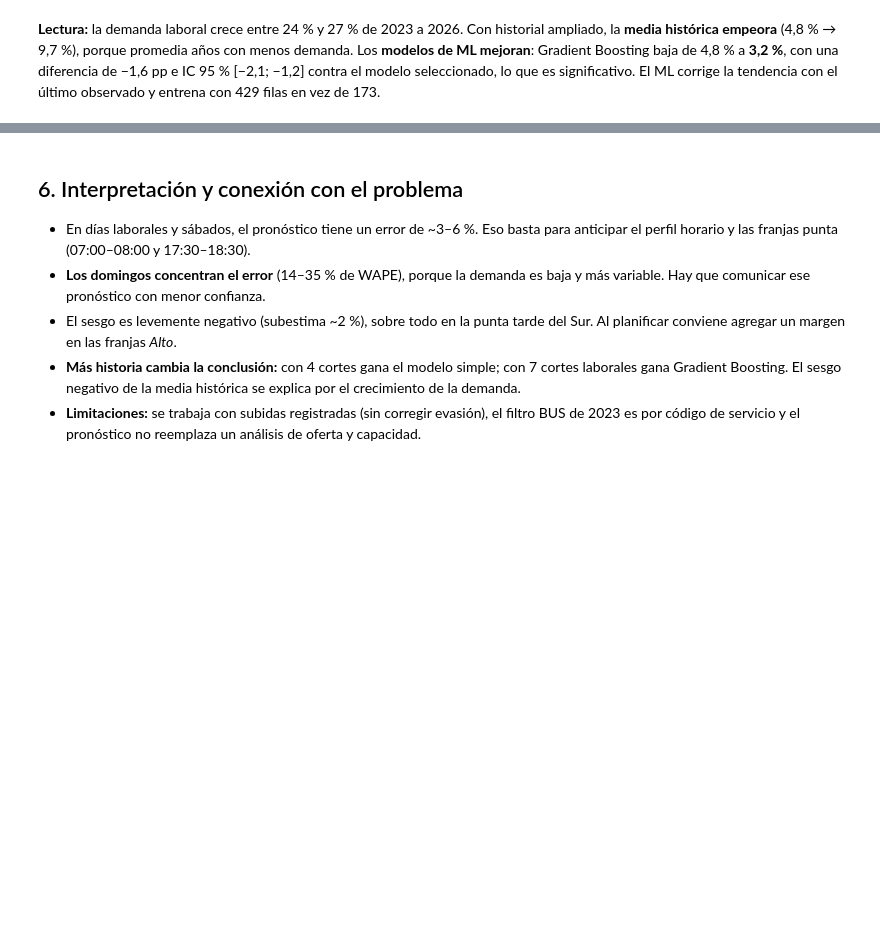
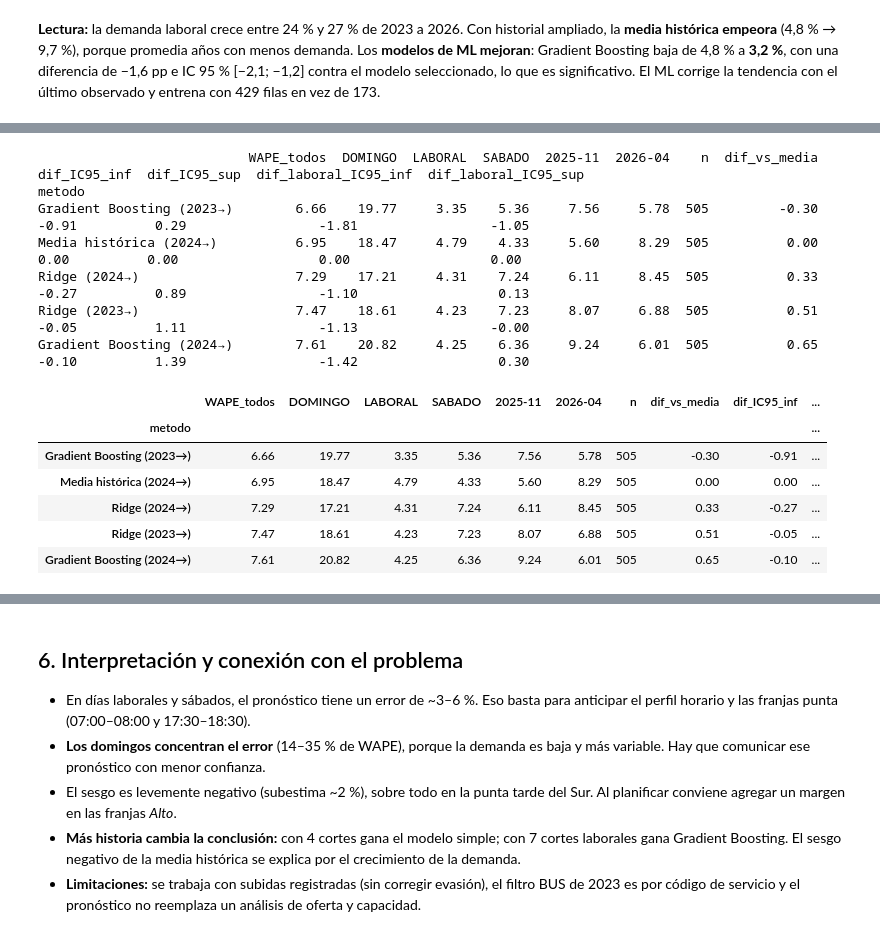
Before and after one commit to p163j02/demanda-bus-santiago, a Jupyter notebook: Etapa_03/notebooks/etapa_iii_final.ipynb, the cells around one changed output, grey strips where cells are left out. Cells and saved outputs as stored; diff of their text form; code cells hidden in the pictures; blank space fills up the shorter version.

```diff
--- a/Etapa_03/notebooks/etapa_iii_final.ipynb
+++ b/Etapa_03/notebooks/etapa_iii_final.ipynb
@@ -238,2 +241,21 @@ pd.read_csv(R3 / 'resumen_sensibilidad.csv')
+# %%
+import modelo_unico
+modelo_unico.main()
+pd.read_csv(ROOT / 'Etapa_03/resultados/hito_2d/modelo_unico.csv', index_col=0)
+# %% [output]
+                           WAPE_todos  DOMINGO  LABORAL  SABADO  2025-11  2026-04    n  dif_vs_media  dif_IC95_inf  dif_IC95_sup  dif_laboral_IC95_inf  dif_laboral_IC95_sup
+metodo
+Gradient Boosting (2023→)        6.66    19.77     3.35    5.36     7.56     5.78  505         -0.30         -0.91          0.29                 -1.81                 -1.05
+Media histórica (2024→)          6.95    18.47     4.79    4.33     5.60     8.29  505          0.00          0.00          0.00                  0.00                  0.00
+Ridge (2024→)                    7.29    17.21     4.31    7.24     6.11     8.45  505          0.33         -0.27          0.89                 -1.10                  0.13
+Ridge (2023→)                    7.47    18.61     4.23    7.23     8.07     6.88  505          0.51         -0.05          1.11                 -1.13                 -0.00
+Gradient Boosting (2024→)        7.61    20.82     4.25    6.36     9.24     6.01  505          0.65         -0.10          1.39                 -1.42                  0.30
+|  | WAPE_todos | DOMINGO | LABORAL | SABADO | 2025-11 | 2026-04 | n | dif_vs_media | dif_IC95_inf | ... |
+| metodo |  |  |  |  |  |  |  |  |  | ... |
+| Gradient Boosting (2023→) | 6.66 | 19.77 | 3.35 | 5.36 | 7.56 | 5.78 | 505 | -0.30 | -0.91 | ... |
+| Media histórica (2024→) | 6.95 | 18.47 | 4.79 | 4.33 | 5.60 | 8.29 | 505 | 0.00 | 0.00 | ... |
+| Ridge (2024→) | 7.29 | 17.21 | 4.31 | 7.24 | 6.11 | 8.45 | 505 | 0.33 | -0.27 | ... |
+| Ridge (2023→) | 7.47 | 18.61 | 4.23 | 7.23 | 8.07 | 6.88 | 505 | 0.51 | -0.05 | ... |
+| Gradient Boosting (2024→) | 7.61 | 20.82 | 4.25 | 6.36 | 9.24 | 6.01 | 505 | 0.65 | -0.10 | ... |
 # %% [markdown]
 ## 5. Selección del modelo final
```
Also changed, not shown: parts of 2 cells of this notebook, 6 other files.
